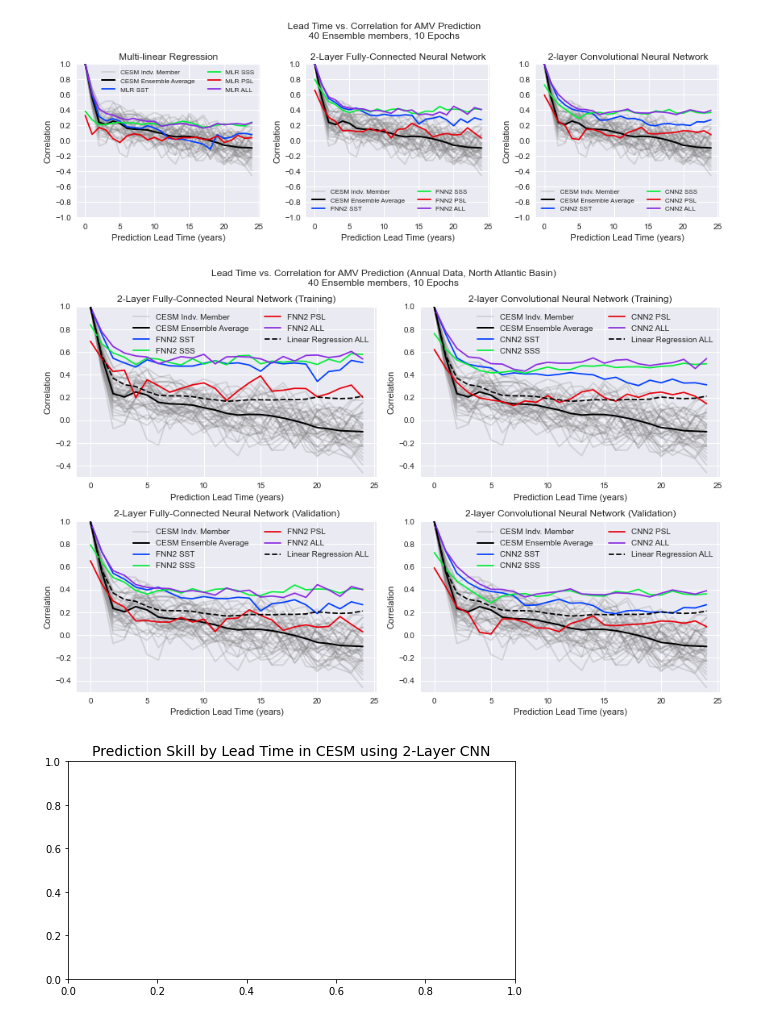
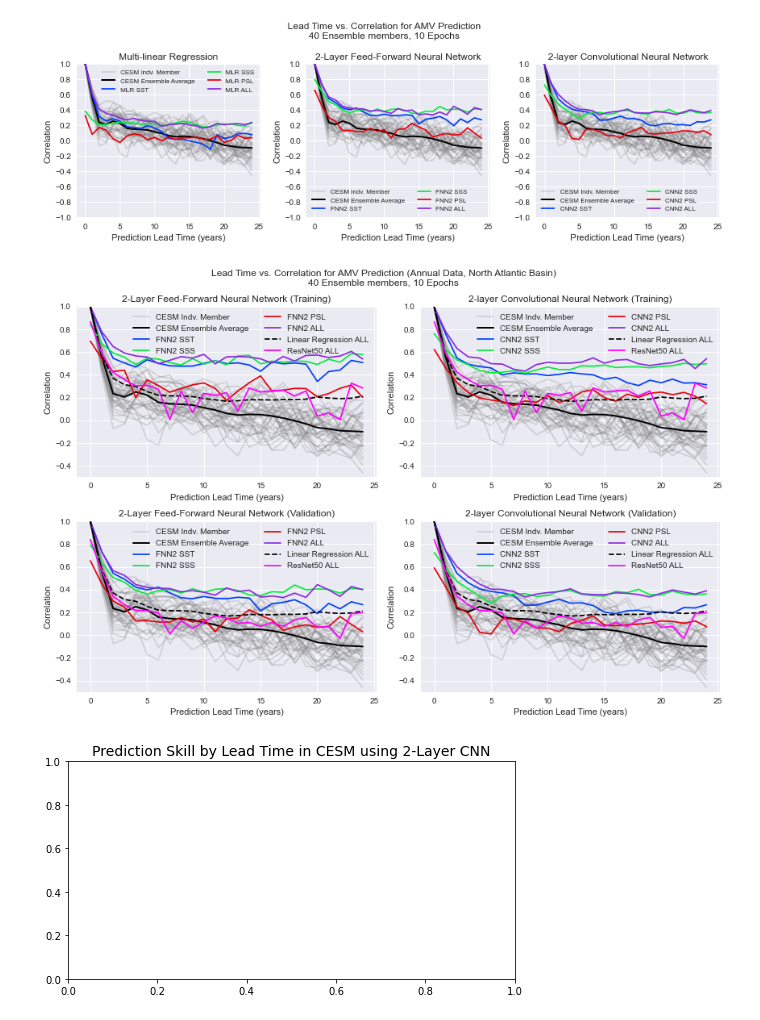
Before and after one commit to glennliu265/predict_amv, a Jupyter notebook: Analysis/plot_leadtime_network_comparisons.ipynb, the cells around one changed output. Drawn from its saved outputs; the diff is of its cells as text; code cells hidden in the pictures.

Commit message:
Minor visual changes for final presentation figures

```diff
--- a/Analysis/plot_leadtime_network_comparisons.ipynb
+++ b/Analysis/plot_leadtime_network_comparisons.ipynb
@@ -28,7 +29,7 @@ varnames = ["SST","SSS","PSL","ALL"]
 netnames = ["MLR","FNN2","CNN2"]
 
 slongname = ["Multi-linear Regression",
-             "2-Layer Fully-Connected Neural Network",
+             "2-Layer Feed-Forward Neural Network",
              "2-layer Convolutional Neural Network"]
 slines   = ["solid","solid","solid"]
 scolors  = ["gold","coral","royalblue"]
@@ -134,7 +135,7 @@ def load_experiment(varnames,datpath,season,resolution,indexregion,netname,num_e
 
     return expname,train_loss,test_loss,test_corr,train_corr
 
-def plot_corrleadtime(invar,nvars,sst_auto,netname,title,nmembers=40,ax=None):
+def plot_corrleadtime(invar,nvars,sst_auto,netname,title,nmembers=40,ax=None,color='k',ls='solid'):
     """
     Make a line plot comparing predictors for a given NN
     """
@@ -149,7 +150,7 @@ def plot_corrleadtime(invar,nvars,sst_auto,netname,title,nmembers=40,ax=None):
         for v in range(nvars): # Plot CNN Results
             ax.plot(invar[v,:],label=netname + " " + varnames[v])
     else:
-        ax.plot(invar[nvars,:],label=netname + " " + varnames[nvars])
+        ax.plot(invar[nvars,:],label=netname + " " + varnames[nvars],color=color,ls=ls)
     ax.legend(ncol=2,fontsize=8)
     ax.set_title(title)
     ax.set_ylabel("Correlation")
@@ -292,3 +293,16 @@ for r,netname in enumerate(netnames):
 # #     plt.tight_layout()
 
 # #     plt.savefig("%sCorrelation_vs_Leadtime_CESM_%s.png"%(outpath,region),dpi=200)
+
+
+
+# Reload updated resnet data
+fn = "leadtime_testing_ALL_Ann244pix_NAT_ResNet50_nepoch10_nens40_lead24.npz"
+npz = np.load(datpath+fn,allow_pickle=True)
+#npz
+npz.files
+
+rcorr_grid_test  = npz['test_corr']
+rcorr_grid_train = npz['train_corr']
+
+rcorr_grid_test.shape
@@ -325,6 +341,7 @@ plt.savefig("%sCorrelation_vs_Leadtime_CESM_%s_allmodels.png"%(outpath,netname),
 [figure]
 # %%
 # 2x2-way plot for each region, testing only
+
 nvars = 4 # number of predictors to plot
 ylm = [-.5,1]
 
@@ -336,6 +353,7 @@ r  = 1
 ax = axs[0,0]
 ax = plot_corrleadtime(train_corrs[r],nvars,sst_auto,netnames[r],"%s"%(slongname[r]),ax=ax)
 ax.plot(train_corrs[0][-1,:],color='k',ls='dashed',label='Linear Regression ALL')
+ax.plot(rcorr_grid_train,color='magenta',label='ResNet50 ALL')
 ax.set_ylim(ylm)
 ax.set_title(slongname[r]+ " (Training)")
 ax.legend()
@@ -344,34 +362,37 @@ ax.legend(ncol=2)
 r  = 1
 ax = axs[1,0]
 ax = plot_corrleadtime(test_corrs[r],nvars,sst_auto,netnames[r],"%s"%(slongname[r]),ax=ax)
 ax.plot(train_corrs[0][-1,:],color='k',ls='dashed',label='Linear Regression ALL')
+ax.plot(rcorr_grid_test,color='magenta',label='ResNet50 ALL')
 ax.set_ylim(ylm)
 ax.set_title(slongname[r]+ " (Validation)")
 ax.legend(ncol=2)
 
 r  = 2
 ax = axs[0,1]
 ax = plot_corrleadtime(train_corrs[r],nvars,sst_auto,netnames[r],"%s"%(slongname[r]),ax=ax)
 ax.plot(train_corrs[0][-1,:],color='k',ls='dashed',label='Linear Regression ALL')
+ax.plot(rcorr_grid_train,color='magenta',label='ResNet50 ALL')
 ax.set_ylim(ylm)
 ax.set_title(slongname[r]+ " (Training)")
 ax.legend(ncol=2)
 
 r  = 2
 ax = axs[1,1]
 ax = plot_corrleadtime(test_corrs[r],nvars,sst_auto,netnames[r],"%s"%(slongname[r]),ax=ax)
 ax.plot(train_corrs[0][-1,:],color='k',ls='dashed',label='Linear Regression ALL')
+ax.plot(rcorr_grid_test,color='magenta',label='ResNet50 ALL')
 ax.set_ylim(ylm)
 ax.set_title(slongname[r]+ " (Validation)")
 ax.legend(ncol=2)
 
 # title and layout formatting
 plt.suptitle("Lead Time vs. Correlation for AMV Prediction (Annual Data, North Atlantic Basin)" + "\n" +
              "%s Ensemble members, %s Epochs"%(nmembers,num_epochs))
 plt.tight_layout()
 plt.savefig("%sCorrelation_vs_Leadtime_CESM_%s_FnnVSCnn.png"%(outpath,netname),dpi=200)
 # %% [output]
-[figure, old version]
+[figure, new version]
 # %%
 # Print the font to save
 
```
Also changed, not shown: parts of 9 cells of this notebook.
